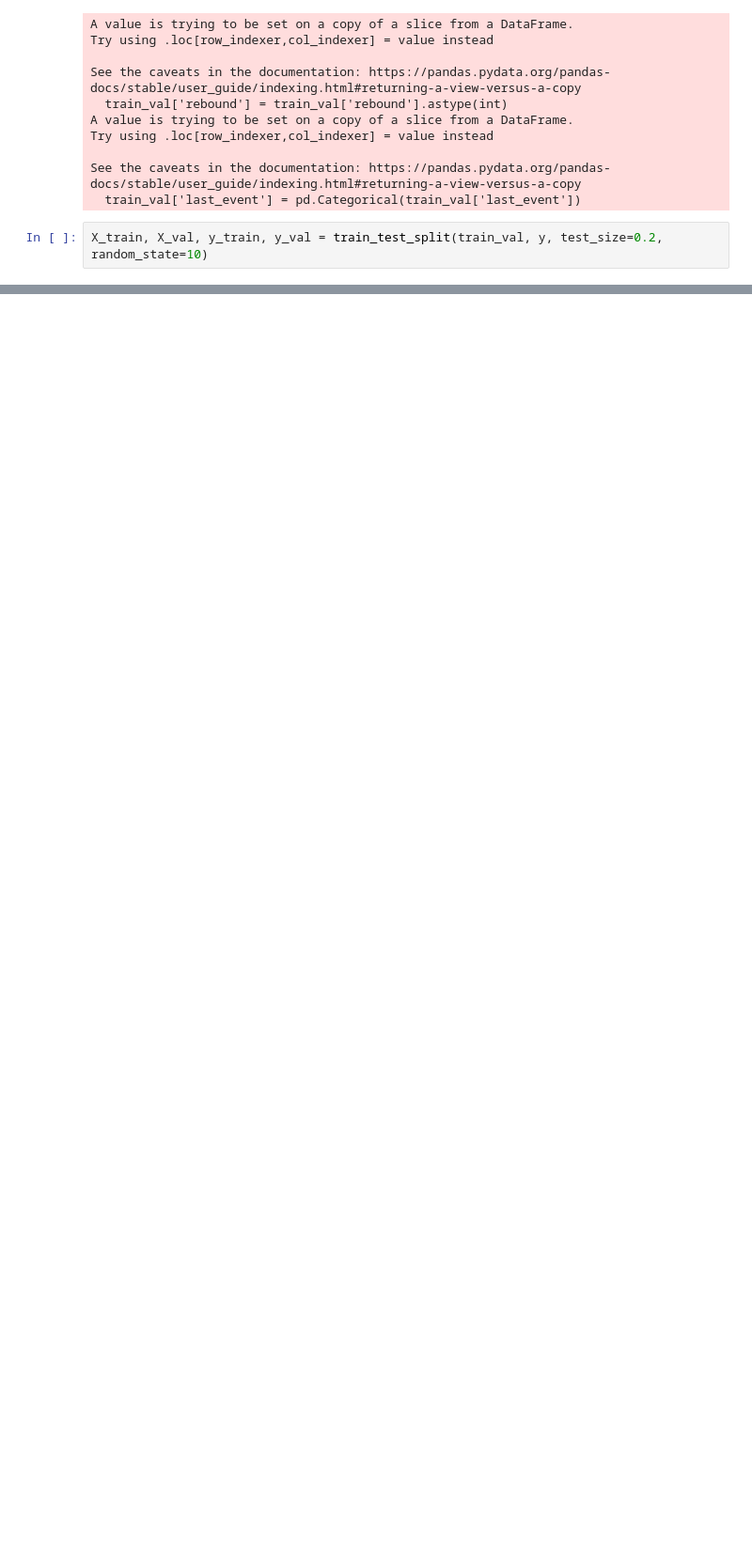
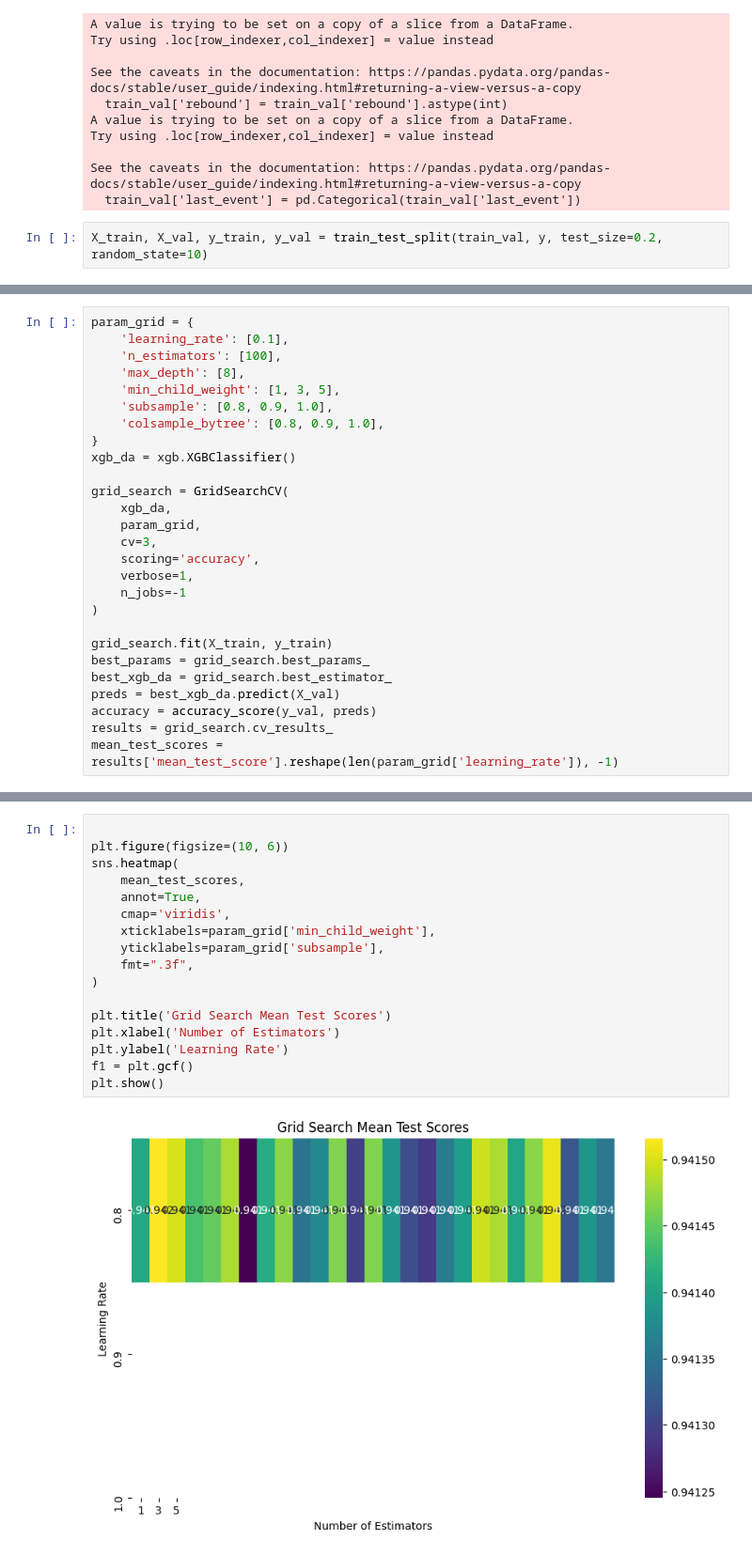
Before and after one commit to mahmoodhegazy/nhl_ds_project, a Jupyter notebook: src/advancemodel.ipynb, the cells around one changed output, grey strips where cells are left out. Shown at 94% size. Drawn from its saved outputs; the diff is of its cells as text; blank space fills up the shorter version.

```diff
--- a/src/advancemodel.ipynb
+++ b/src/advancemodel.ipynb
@@ -179,0 +368,27 @@ X_train, X_val, y_train, y_val = train_test_split(train_val, y, test_size=0.2, r
+# %%
+param_grid = {
+    'learning_rate': [0.1],
+    'n_estimators': [100],
+    'max_depth': [8],
+    'min_child_weight': [1, 3, 5],
+    'subsample': [0.8, 0.9, 1.0],
+    'colsample_bytree': [0.8, 0.9, 1.0],
+}
+xgb_da = xgb.XGBClassifier()
+
+grid_search = GridSearchCV(
+    xgb_da,
+    param_grid,
+    cv=3,
+    scoring='accuracy',
+    verbose=1,
+    n_jobs=-1
+)
+
+grid_search.fit(X_train, y_train)
+best_params = grid_search.best_params_
+best_xgb_da = grid_search.best_estimator_
+preds = best_xgb_da.predict(X_val)
+accuracy = accuracy_score(y_val, preds)
+results = grid_search.cv_results_
+mean_test_scores = results['mean_test_score'].reshape(len(param_grid['learning_rate']), -1)
@@ -179,0 +399,19 @@ X_train, X_val, y_train, y_val = train_test_split(train_val, y, test_size=0.2, r
+# %%
+
+plt.figure(figsize=(10, 6))
+sns.heatmap(
+    mean_test_scores,
+    annot=True,
+    cmap='viridis',
+    xticklabels=param_grid['min_child_weight'],
+    yticklabels=param_grid['subsample'],
+    fmt=".3f",
+)
+
+plt.title('Grid Search Mean Test Scores')
+plt.xlabel('Number of Estimators')
+plt.ylabel('Learning Rate')
+f1 = plt.gcf()
+plt.show()
+# %% [output]
+[figure, added]
```
Also changed, not shown: parts of 68 cells of this notebook, 1 other file.
